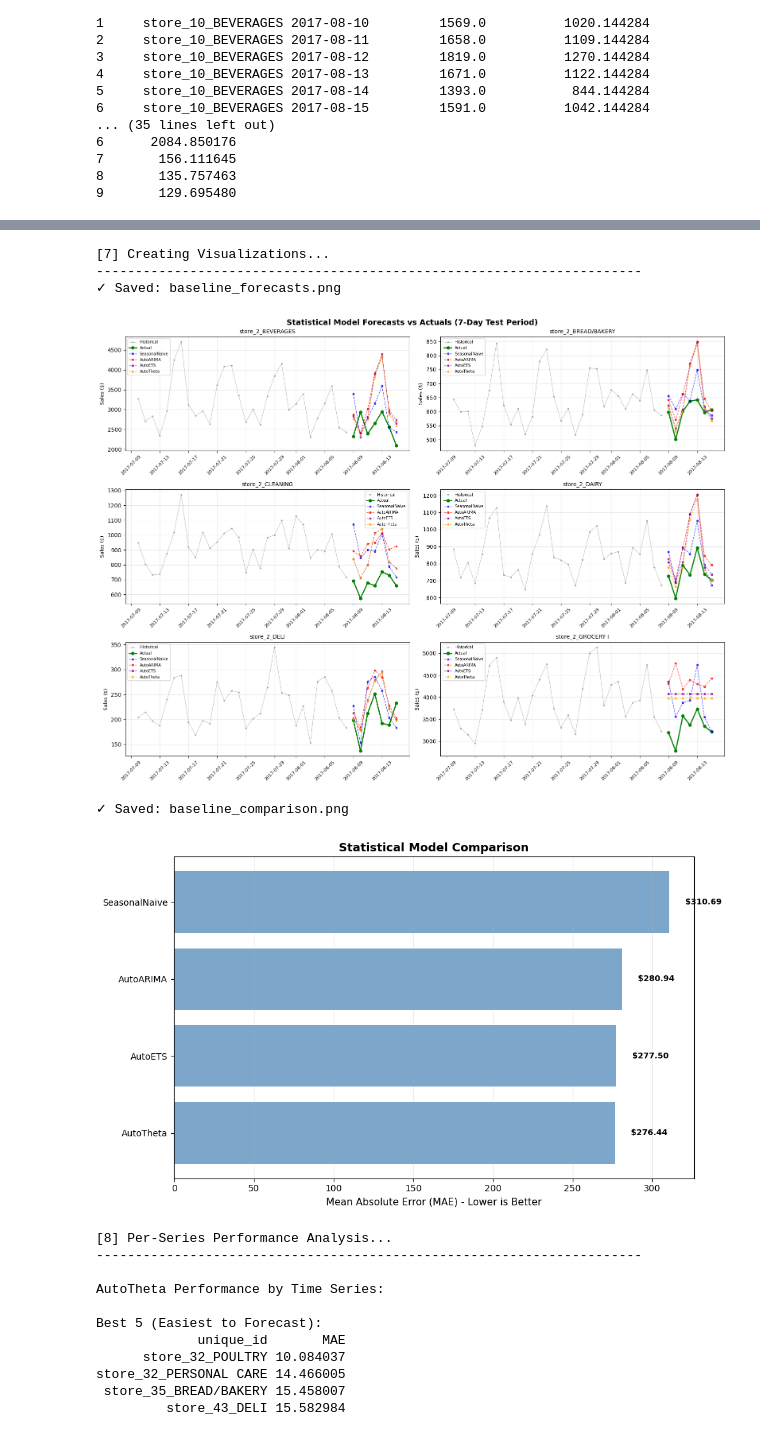
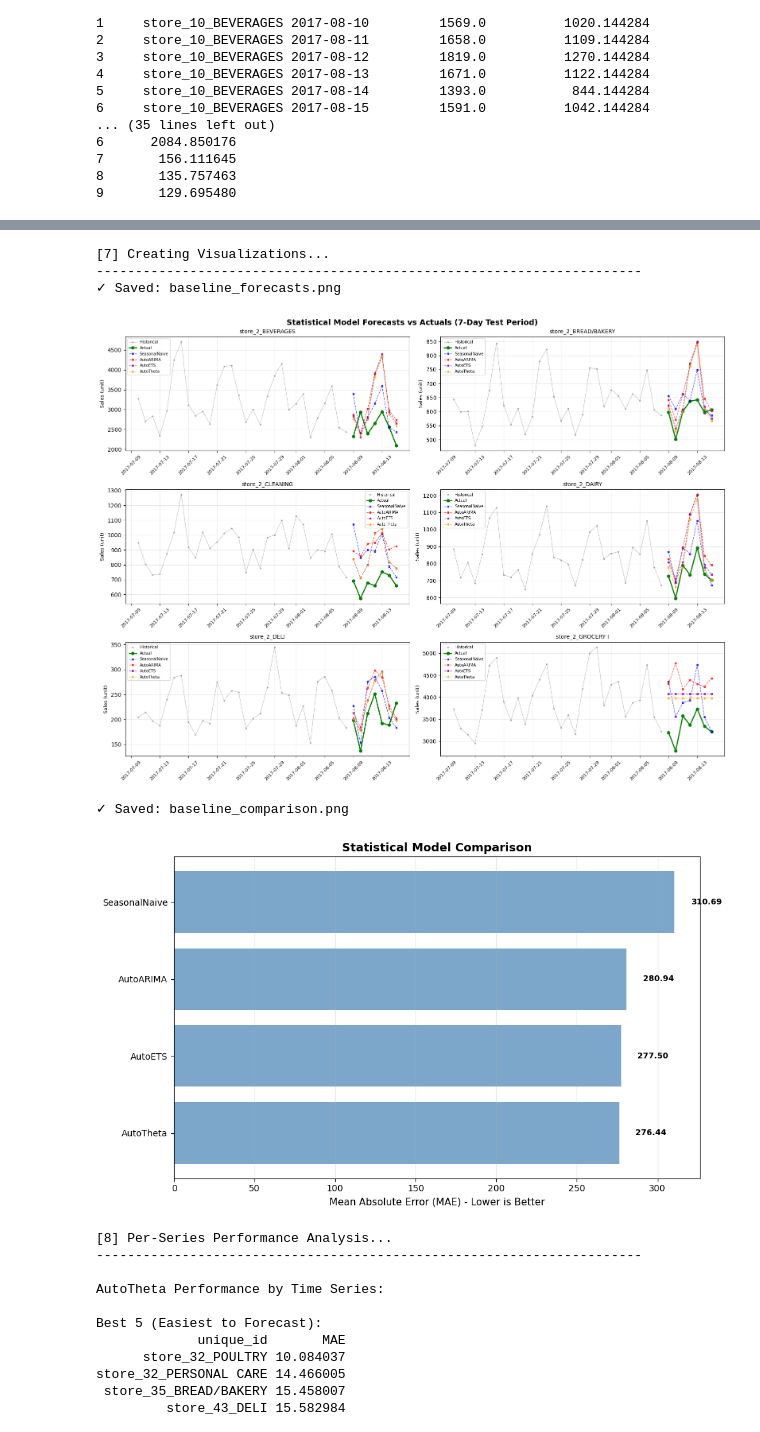
Before and after one commit to aminab564/grocery-sales-forecasting, a Jupyter notebook: notebooks/Part 3 - Statistical Baseline Models.ipynb, the cells around one changed output, grey strips where cells are left out. Cells and saved outputs as stored; diff of their text form; code cells hidden in the pictures.

```diff
--- a/notebooks/Part 3 - Statistical Baseline Models.ipynb
+++ b/notebooks/Part 3 - Statistical Baseline Models.ipynb
@@ -276,7 +276,7 @@ for idx, uid in enumerate(viz_series):
 
     ax.set_title(uid, fontsize=10)
     ax.set_xlabel('')
-    ax.set_ylabel('Sales ($)', fontsize=9)
+    ax.set_ylabel('Sales (unit)', fontsize=9)
     ax.legend(fontsize=7, loc='best')
     ax.grid(True, alpha=0.3)
     ax.tick_params(axis='x', rotation=45, labelsize=8)
@@ -284,35 +284,35 @@ for idx, uid in enumerate(viz_series):
 plt.tight_layout()
 plt.savefig(output_path / 'baseline_forecasts.png', dpi=300, bbox_inches='tight')
 print("✓ Saved: baseline_forecasts.png")
 plt.show()
 
 # Model comparison chart
 fig, ax = plt.subplots(figsize=(10, 6))
 models = results_df['Model']
 mae_values = results_df['MAE']
 
 bars = ax.barh(range(len(models)), mae_values, color='steelblue', alpha=0.7)
 ax.set_yticks(range(len(models)))
 ax.set_yticklabels(models, fontsize=10)
 ax.set_xlabel('Mean Absolute Error (MAE) - Lower is Better', fontsize=11)
 ax.set_title('Statistical Model Comparison', fontsize=13, fontweight='bold')
 ax.grid(True, alpha=0.3, axis='x')
 
 # Add value labels
 for i, (mae, model) in enumerate(zip(mae_values, models)):
-    ax.text(mae + 10, i, f'${mae:.2f}', va='center', fontsize=9, fontweight='bold')
+    ax.text(mae + 10, i, f'{mae:.2f}', va='center', fontsize=9, fontweight='bold')
 
 plt.tight_layout()
 plt.savefig(output_path / 'baseline_comparison.png', dpi=300, bbox_inches='tight')
 print("✓ Saved: baseline_comparison.png")
 plt.show()
 # %% [output]
 [7] Creating Visualizations...
 ----------------------------------------------------------------------
 ✓ Saved: baseline_forecasts.png
 [figure]
 ✓ Saved: baseline_comparison.png
-[figure, old version]
+[figure, new version]
 # %%
 # ============================================================================
 # STEP 8: Per-Series Performance Analysis
```
Also changed, not shown: parts of 2 cells of this notebook, 11 other files.
